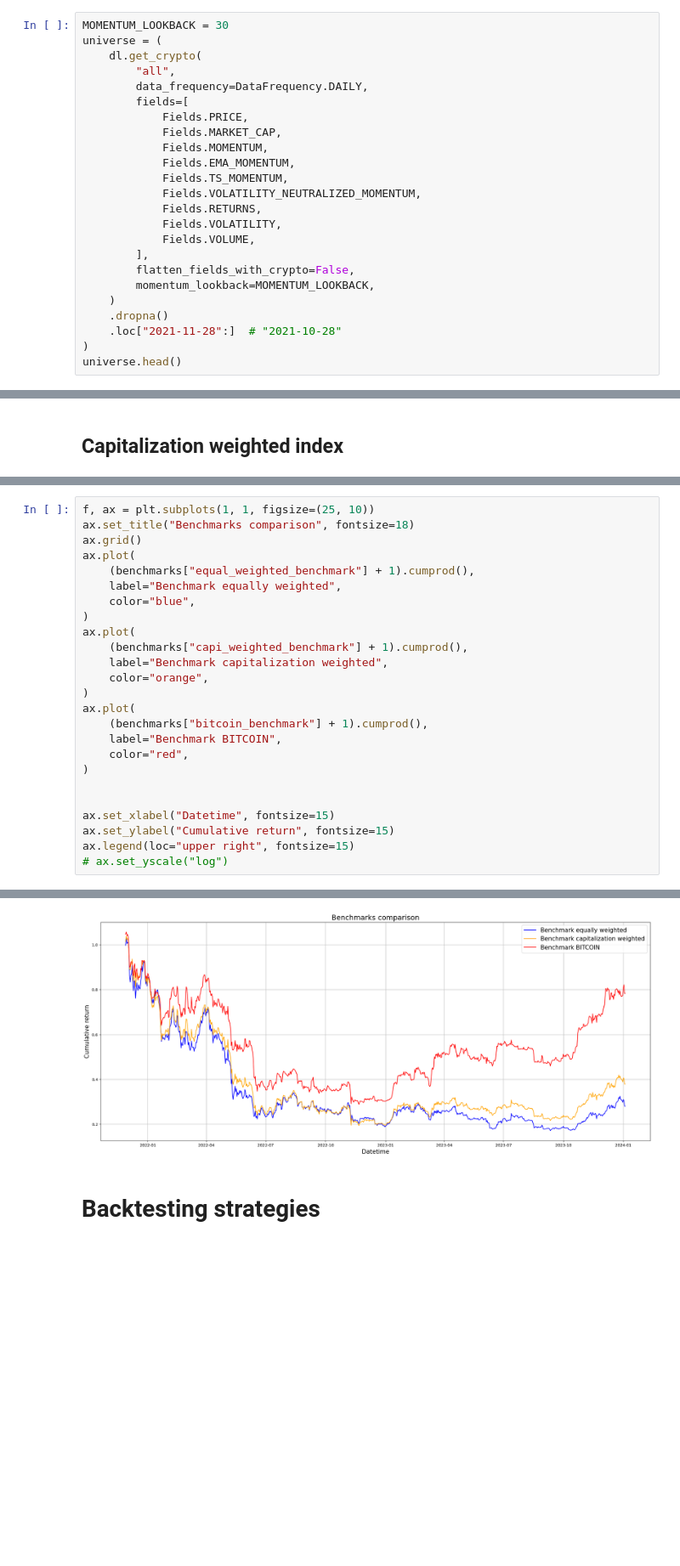
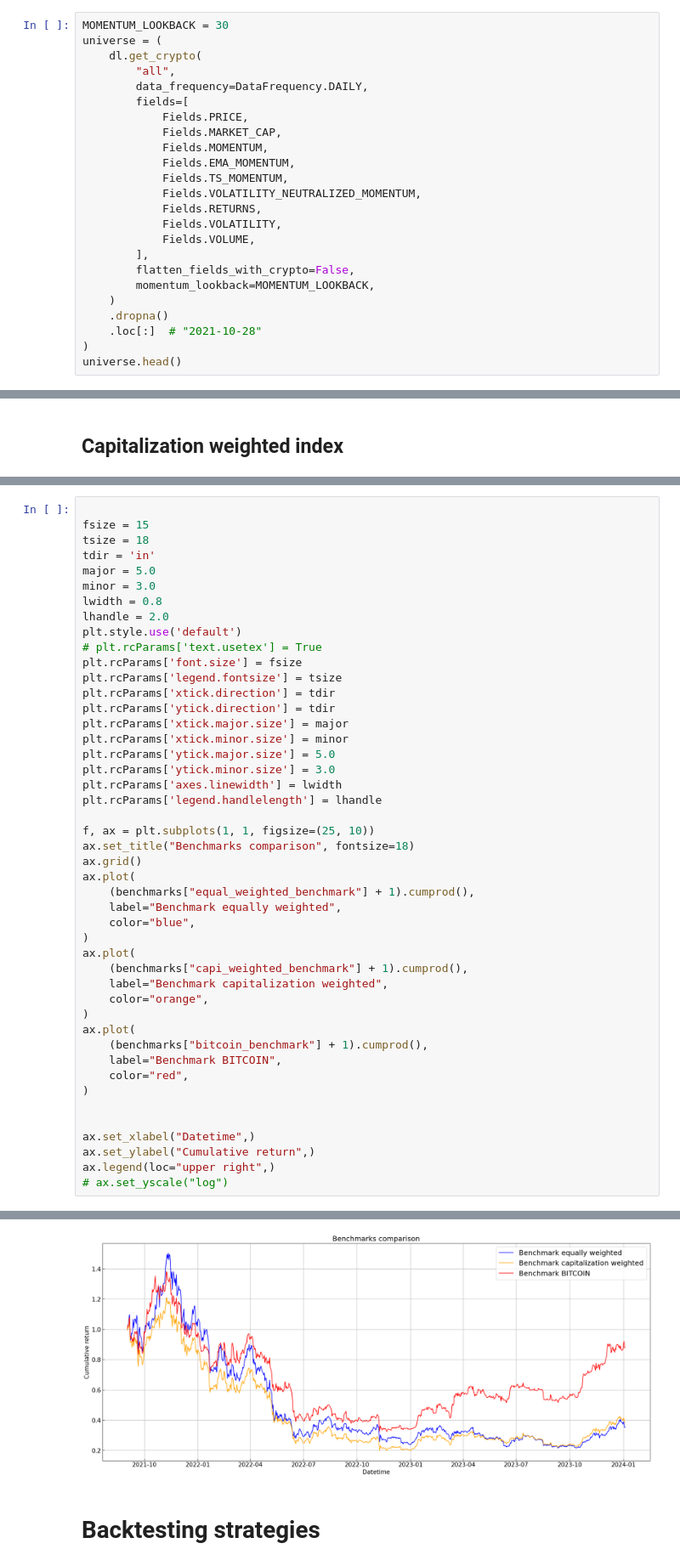
Before and after one commit to BaptisteZloch/Crypto-momentum-portfolios, a Jupyter notebook: src/crypto-momentum-cross-sectional.ipynb, the cells around one changed output, grey strips where cells are left out. Shown: that part at 85% size. Saved outputs shown, nothing was run; the diff lists cells and outputs as text; blank space fills up the shorter version.

```diff
--- a/src/crypto-momentum-cross-sectional.ipynb
+++ b/src/crypto-momentum-cross-sectional.ipynb
@@ -67,7 +67,7 @@ universe = (
         momentum_lookback=MOMENTUM_LOOKBACK,
     )
     .dropna()
-    .loc["2021-11-28":]  # "2021-10-28"
+    .loc[:]  # "2021-10-28"
 )
 universe.head()
 # %% [output]
@@ -124,31 +124,52 @@ benchmarks
 # %%
+
+fsize = 15
+tsize = 18
+tdir = 'in'
+major = 5.0
+minor = 3.0
+lwidth = 0.8
+lhandle = 2.0
+plt.style.use('default')
+# plt.rcParams['text.usetex'] = True
+plt.rcParams['font.size'] = fsize
+plt.rcParams['legend.fontsize'] = tsize
+plt.rcParams['xtick.direction'] = tdir
+plt.rcParams['ytick.direction'] = tdir
+plt.rcParams['xtick.major.size'] = major
+plt.rcParams['xtick.minor.size'] = minor
+plt.rcParams['ytick.major.size'] = 5.0
+plt.rcParams['ytick.minor.size'] = 3.0
+plt.rcParams['axes.linewidth'] = lwidth
+plt.rcParams['legend.handlelength'] = lhandle
+
 f, ax = plt.subplots(1, 1, figsize=(25, 10))
 ax.set_title("Benchmarks comparison", fontsize=18)
 ax.grid()
 ax.plot(
     (benchmarks["equal_weighted_benchmark"] + 1).cumprod(),
     label="Benchmark equally weighted",
     color="blue",
 )
 ax.plot(
     (benchmarks["capi_weighted_benchmark"] + 1).cumprod(),
     label="Benchmark capitalization weighted",
     color="orange",
 )
 ax.plot(
     (benchmarks["bitcoin_benchmark"] + 1).cumprod(),
     label="Benchmark BITCOIN",
     color="red",
 )
 
 
-ax.set_xlabel("Datetime", fontsize=15)
-ax.set_ylabel("Cumulative return", fontsize=15)
-ax.legend(loc="upper right", fontsize=15)
+ax.set_xlabel("Datetime",)
+ax.set_ylabel("Cumulative return",)
+ax.legend(loc="upper right",)
 # ax.set_yscale("log")
 # %% [output]
 <matplotlib.legend.Legend at 0x...>
-[figure, old version]
+[figure, new version]
 # %% [markdown]
 # Backtesting strategies
 # %% [markdown]
```
Also changed, not shown: parts of 8 cells of this notebook, 11 other files.
